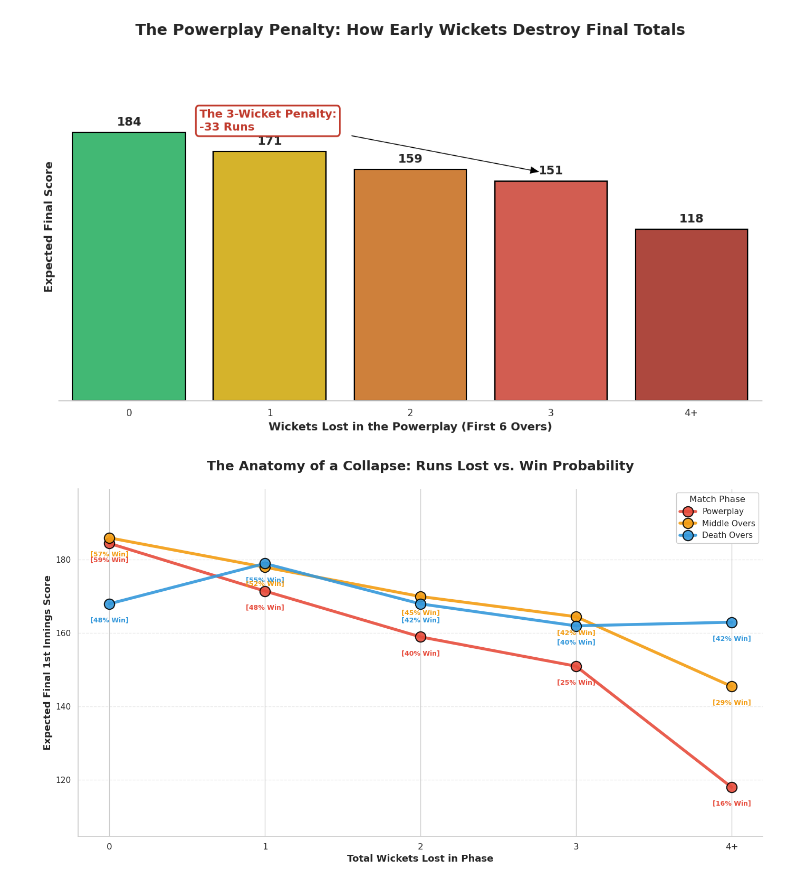
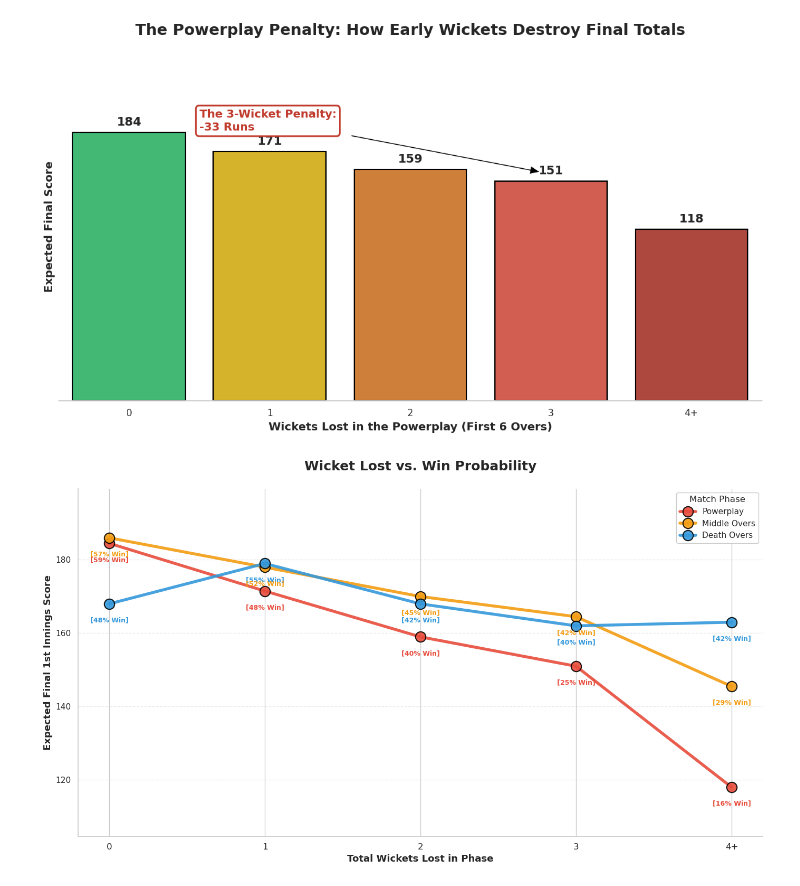
Before and after one commit to lyc0riz/IPL-crunch, a Jupyter notebook: notebooks/03_exploratory_analysis_and_visualization.ipynb, the cells around one changed output. Saved outputs shown, nothing was run; the diff lists cells and outputs as text; code cells hidden in the pictures.

```diff
--- a/notebooks/03_exploratory_analysis_and_visualization.ipynb
+++ b/notebooks/03_exploratory_analysis_and_visualization.ipynb
@@ -910,32 +910,32 @@ for i, row in curve_df.iterrows():
     text_color = phase_colors[row['Phase']]
     # 2. Print the Win Probability BELOW the dot (Grey, slightly smaller)
     plt.text(
 
         row['Wickets_Lost'],
         row['expected_score'] - 5, # Nudge DOWN
         f"[{row['win_percentage']:.0f}% Win]",
         color=text_color,
         ha='center',
         fontsize=9,
         fontweight='bold'
     )
 
 # --- STEP 6: Professional Formatting ---
-plt.title('The Anatomy of a Collapse: Runs Lost vs. Win Probability', fontsize=18, fontweight='bold', pad=25)
+plt.title('Wicket Lost vs. Win Probability', fontsize=18, fontweight='bold', pad=25)
 plt.xlabel('Total Wickets Lost in Phase', fontsize=13, fontweight='bold')
 plt.ylabel('Expected Final 1st Innings Score', fontsize=13, fontweight='bold')
 
 plt.xticks(ticks=[0, 1, 2, 3, 4], labels=['0', '1', '2', '3', '4+'], fontsize=12)
 
 # Expand the Y-axis slightly so our text annotations don't get cut off at the top/bottom
 current_ylim = plt.ylim()
 plt.ylim(current_ylim[0] - 10, current_ylim[1] + 10)
 
 plt.legend(title='Match Phase', loc='upper right', fontsize=11, title_fontsize=12, framealpha=1)
 plt.grid(axis='y', linestyle='--', alpha=0.4)
 sns.despine()
 
 plt.tight_layout()
 plt.show()
 # %% [output]
-[figure, old version]
+[figure, new version]
```
Also changed, not shown: parts of 14 cells of this notebook, 2 other files.
